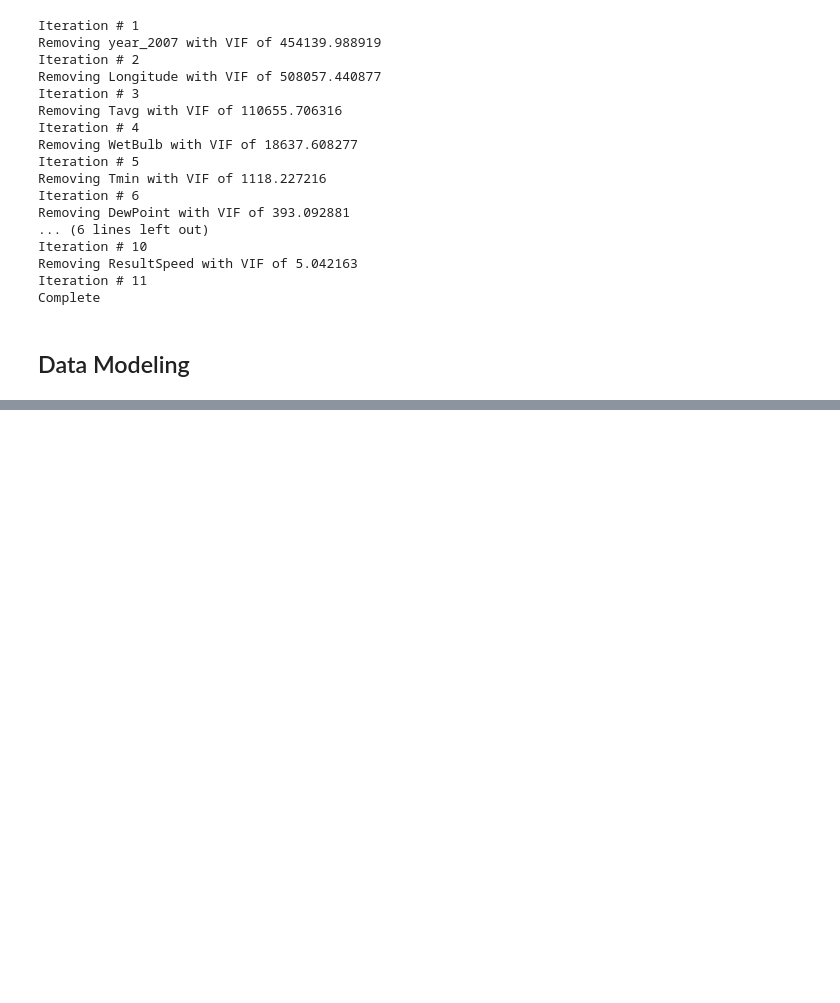
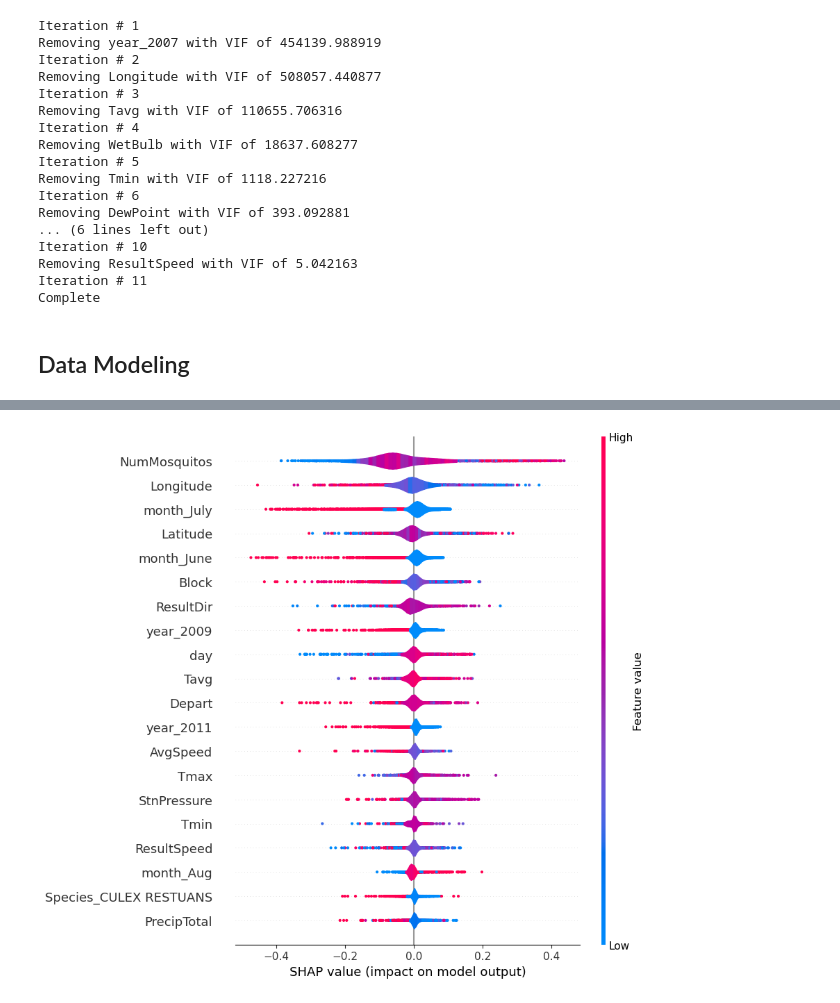
Before and after one commit to evanwmeeks/Springboard, a Jupyter notebook: Capstone 2/Capstone 2 - West Nile Virus Prediction.ipynb, the cells around one changed output, grey strips where cells are left out. Saved outputs shown, nothing was run; the diff lists cells and outputs as text; code cells hidden in the pictures; blank space fills up the shorter version.

```diff
--- a/Capstone 2/Capstone 2 - West Nile Virus Prediction.ipynb
+++ b/Capstone 2/Capstone 2 - West Nile Virus Prediction.ipynb
@@ -656,0 +751,4 @@ X_test=X_test[X_train.columns]
+# %%
+shap.summary_plot(shap_values, plot_type='violin')
+# %% [output]
+[figure, added]
```
Also changed, not shown: parts of 18 cells of this notebook, 1 other file.
